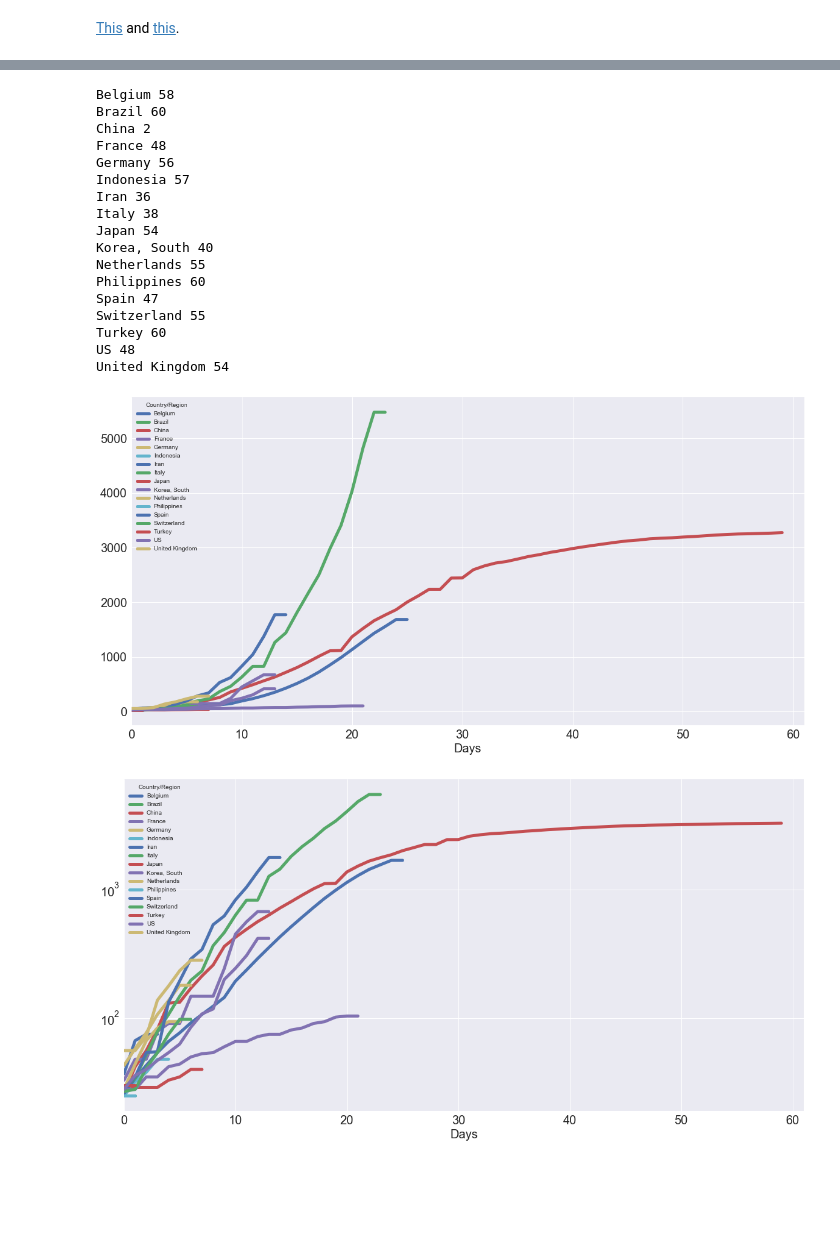
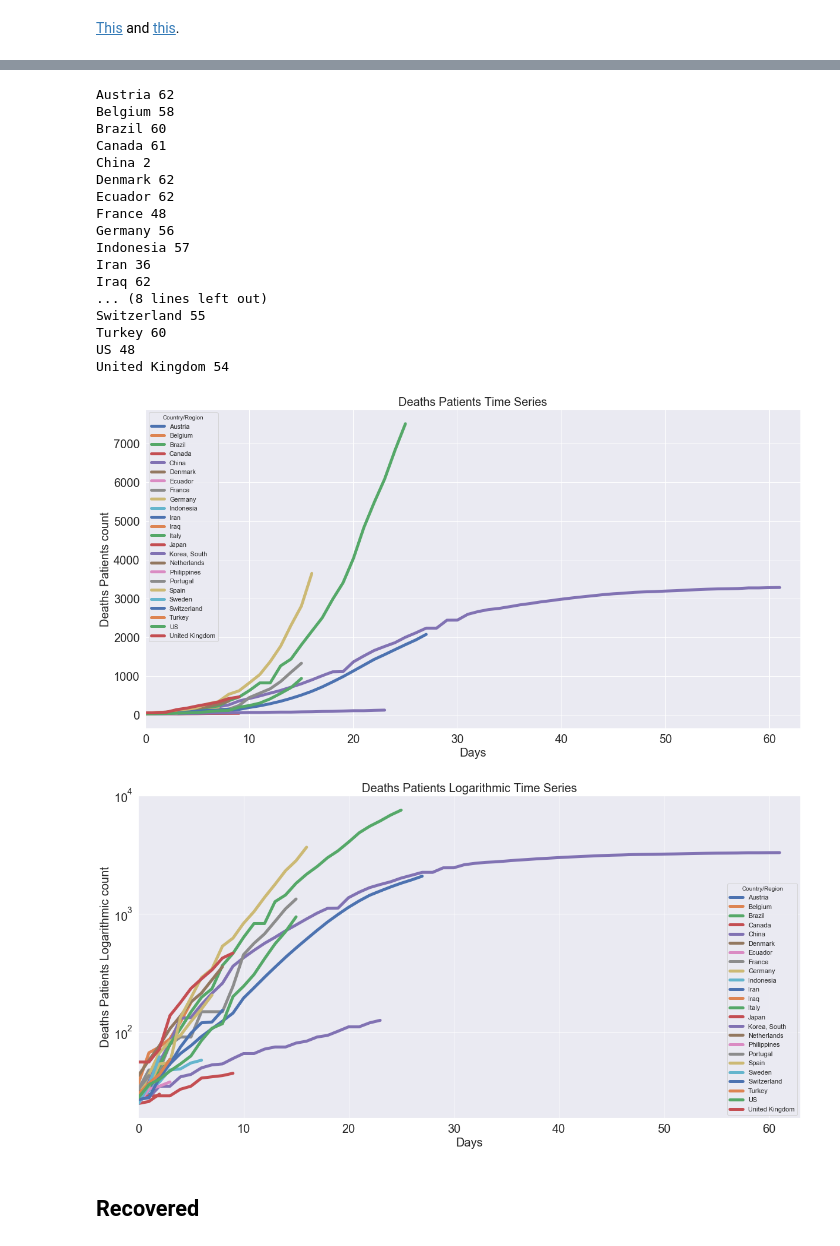
Before and after one commit to datacamp/COVID-19-EDA-tutorial, a Jupyter notebook: notebooks/1-COVID-19-EDA-solution.ipynb, the cells around one changed output, grey strips where cells are left out. Saved outputs shown, nothing was run; the diff lists cells and outputs as text; code cells hidden in the pictures; blank space fills up the shorter version.

```diff
--- a/notebooks/1-COVID-19-EDA-solution.ipynb
+++ b/notebooks/1-COVID-19-EDA-solution.ipynb
@@ -20,5 +20,9 @@ import seaborn as sns
 # Set style & figures inline
 sns.set()
 %matplotlib inline
+# %%
+confirmed_cases_data_url = 'https://raw.githubusercontent.com/CSSEGISandData/COVID-19/master/csse_covid_19_data/csse_covid_19_time_series/time_series_covid19_confirmed_global.csv'
+death_cases_data_url = 'https://raw.githubusercontent.com/CSSEGISandData/COVID-19/master/csse_covid_19_data/csse_covid_19_time_series/time_series_covid19_deaths_global.csv'
+recovery_cases_data_url = 'https://raw.githubusercontent.com/CSSEGISandData/COVID-19/master/csse_covid_19_data/csse_covid_19_time_series/time_series_covid19_recovered_global.csv'
 # %%
 # Import data & check it out
@@ -136,7 +144,7 @@ plt.xlabel('Year', fontsize=20);
 [This](https://www.nytimes.com/interactive/2020/03/21/upshot/coronavirus-deaths-by-country.html) and [this](https://www.nytimes.com/interactive/2020/us/coronavirus-us-cases.html).
 # %%
 # Import data & check it out
-raw_data_deaths = pd.read_csv("https://raw.githubusercontent.com/CSSEGISandData/COVID-19/master/csse_covid_19_data/csse_covid_19_time_series/time_series_19-covid-Deaths.csv")
+raw_data_deaths = pd.read_csv(death_cases_data_url)
 raw_data_deaths.head()
 # %% [output]
 |  | Province/State | Country/Region | Lat | Long | 1/22/20 | 1/23/20 | 1/24/20 | 1/25/20 | 1/26/20 | ... |
@@ -204,19 +216,19 @@ for col in df1.columns:
     print(col, df1[col].first_valid_index())
     df1[col] = df1[col].shift(-df1[col].first_valid_index())
 # %% [output]
+Austria 62
 Belgium 58
 Brazil 60
+Canada 61
 China 2
+Denmark 62
+Ecuador 62
 France 48
 Germany 56
 Indonesia 57
 Iran 36
-Italy 38
-Japan 54
-Korea, South 40
-Netherlands 55
-Philippines 60
-Spain 47
+Iraq 62
+... (8 lines left out)
 Switzerland 55
 Turkey 60
 US 48
@@ -227,11 +239,17 @@ df2 = df1.apply(lambda x: x.shift(-x.first_valid_index()))
 # Plot time series of several countries of interest
 df2.plot(figsize=(20,10), linewidth=5, fontsize=20)
 plt.xlabel('Days', fontsize=20);
+plt.ylabel('Deaths Patients count', fontsize=20);
+plt.title('Deaths Patients Time Series', fontsize=20);
 # %% [output]
-[figure, old version]
+[figure, new version]
 # %%
 # Plot time series of several countries of interest
 df2.plot(figsize=(20,10), linewidth=5, fontsize=20, logy=True)
 plt.xlabel('Days', fontsize=20);
+plt.ylabel('Deaths Patients Logarithmic count', fontsize=20);
+plt.title('Deaths Patients Logarithmic Time Series', fontsize=20);
 # %% [output]
-[figure, old version]
+[figure, new version]
+# %% [markdown]
+## Recovered
```
Also changed, not shown: parts of 23 cells of this notebook.
